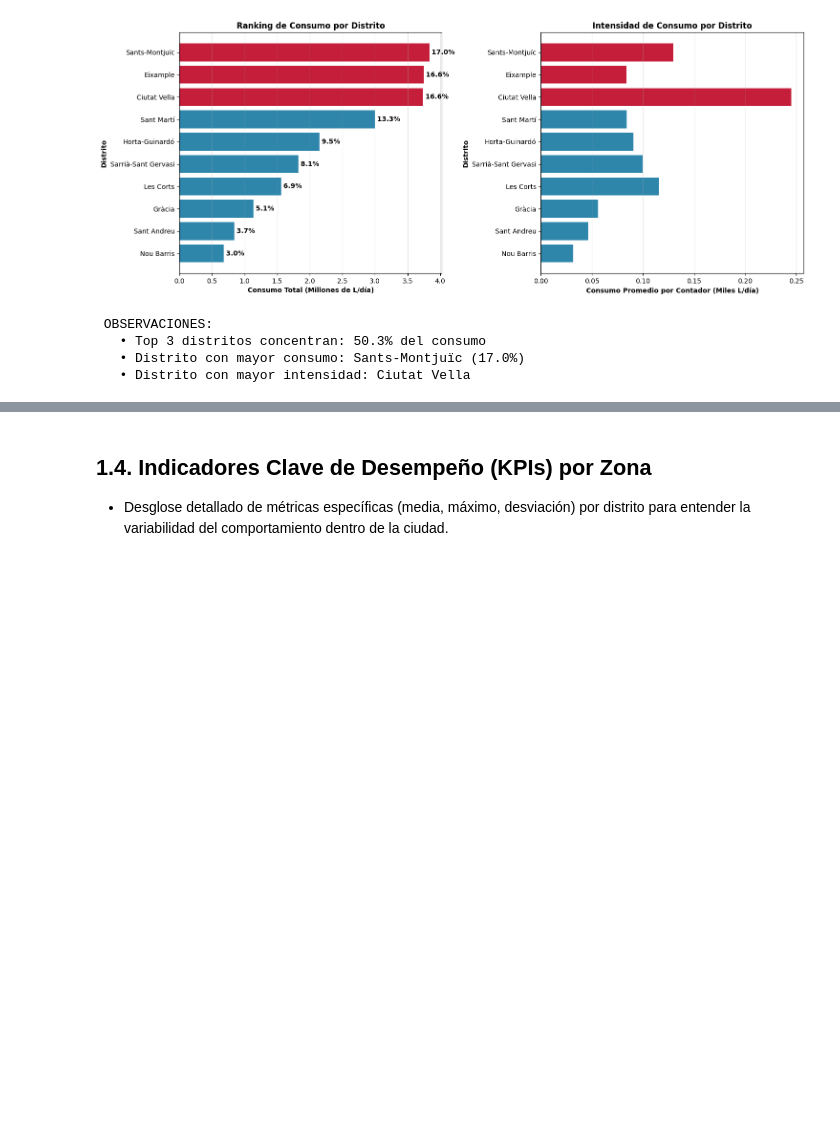
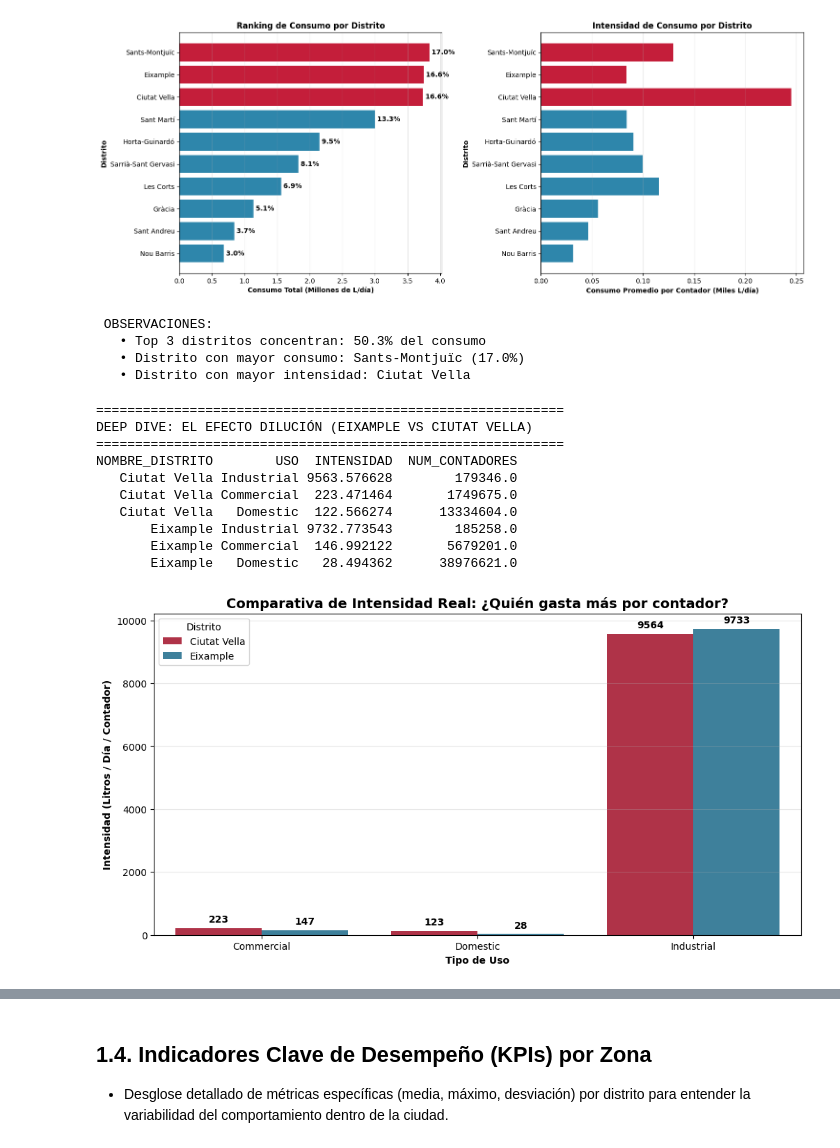
Before and after one commit to dragoscalin33/Aguas_Barcelona_Consumo_2023_2024, a Jupyter notebook: notebooks/aguas_barcelona.ipynb, the cells around one changed output, grey strips where cells are left out. Saved outputs shown, nothing was run; the diff lists cells and outputs as text; code cells hidden in the pictures; blank space fills up the shorter version.

```diff
--- a/notebooks/aguas_barcelona.ipynb
+++ b/notebooks/aguas_barcelona.ipynb
@@ -553,3 +553,69 @@ DISTRITO     NOMBRE_DISTRITO  CONSUMO_L_DIA  NUM_CONTADORES  CONSUMO_PROMEDIO_CO
    • Top 3 distritos concentran: 50.3% del consumo
    • Distrito con mayor consumo: Sants-Montjuïc (17.0%)
    • Distrito con mayor intensidad: Ciutat Vella
+# %%
+# --- INVESTIGACIÓN AD HOC: ANÁLISIS COMPARATIVO DE INTENSIDAD ---
+# Objetivo: Entender por qué Ciutat Vella tiene una intensidad extrema (245)
+# frente al Eixample (83), pese a tener volúmenes totales similares.
+
+print("\n" + "="*60)
+print("DEEP DIVE: EL EFECTO DILUCIÓN (EIXAMPLE VS CIUTAT VELLA)")
+print("="*60)
+
+# 1. Filtramos solo los dos distritos de interés
+target_districts = ['1', '2'] # 1: Ciutat Vella, 2: Eixample
+df_comp = df_barcelona[df_barcelona['DISTRITO'].isin(target_districts)].copy()
+
+# 2. Agrupamos por Distrito y Tipo de Uso
+comparativa = df_comp.groupby(['DISTRITO', 'USO']).agg({
+    'CONSUMO_L_DIA': 'sum',
+    'NUM_CONTADORES': 'sum'
+}).reset_index()
+
+# 3. Calculamos Métricas Clave
+# Intensidad: Cuánto gasta cada contador de media
+comparativa['INTENSIDAD'] = comparativa['CONSUMO_L_DIA'] / comparativa['NUM_CONTADORES']
+
+# Mapeo de nombres para la gráfica
+nombres_map = {'1': 'Ciutat Vella', '2': 'Eixample'}
+comparativa['NOMBRE_DISTRITO'] = comparativa['DISTRITO'].map(nombres_map)
+
+# 4. Tabla de Resultados
+print(comparativa[['NOMBRE_DISTRITO', 'USO', 'INTENSIDAD', 'NUM_CONTADORES']].sort_values(['NOMBRE_DISTRITO', 'INTENSIDAD'], ascending=[True, False]).to_string(index=False))
+
+# --- VISUALIZACIÓN ---
+plt.figure(figsize=(12, 6))
+
+# Gráfico de barras agrupadas
+sns.barplot(data=comparativa, x='USO', y='INTENSIDAD', hue='NOMBRE_DISTRITO',
+            palette={'Ciutat Vella': '#C41E3A', 'Eixample': '#2E86AB'})
+
+plt.title('Comparativa de Intensidad Real: ¿Quién gasta más por contador?', fontweight='bold', fontsize=14)
+plt.ylabel('Intensidad (Litros / Día / Contador)', fontweight='bold')
+plt.xlabel('Tipo de Uso', fontweight='bold')
+plt.grid(axis='y', alpha=0.3)
+plt.legend(title='Distrito')
+
+# Anotaciones de valor
+for p in plt.gca().patches:
+    if p.get_height() > 0: # Evitar ceros
+        plt.gca().annotate(f'{p.get_height():.0f}',
+                           (p.get_x() + p.get_width() / 2., p.get_height()),
+                           ha = 'center', va = 'center',
+                           xytext = (0, 9),
+                           textcoords = 'offset points',
+                           fontweight='bold')
+
+plt.show()
+# %% [output]
+============================================================
+DEEP DIVE: EL EFECTO DILUCIÓN (EIXAMPLE VS CIUTAT VELLA)
+============================================================
+NOMBRE_DISTRITO        USO  INTENSIDAD  NUM_CONTADORES
+   Ciutat Vella Industrial 9563.576628        179346.0
+   Ciutat Vella Commercial  223.471464       1749675.0
+   Ciutat Vella   Domestic  122.566274      13334604.0
+       Eixample Industrial 9732.773543        185258.0
+       Eixample Commercial  146.992122       5679201.0
+       Eixample   Domestic   28.494362      38976621.0
+[figure, added]
```
Also changed, not shown: parts of 1 cell of this notebook.
